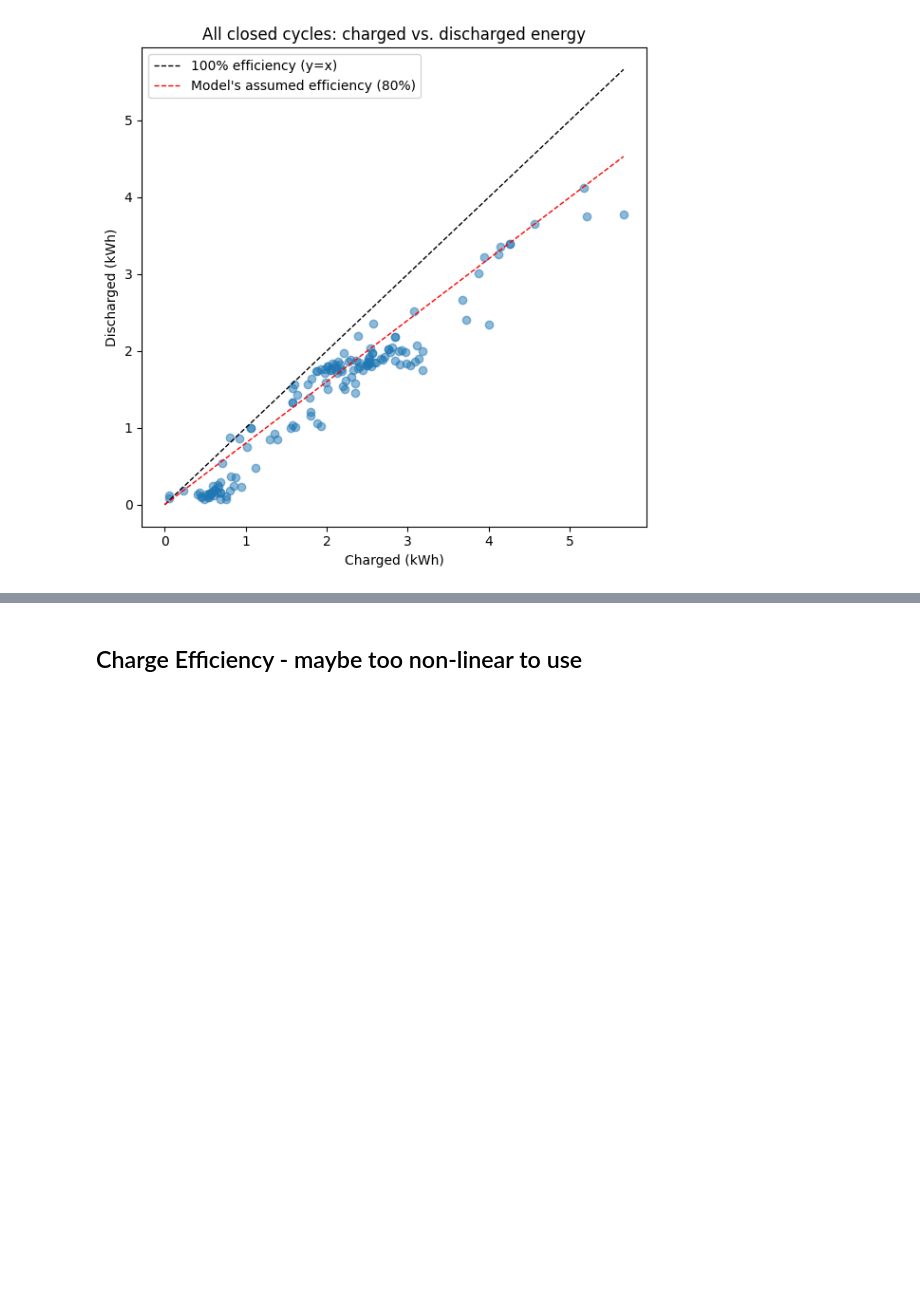
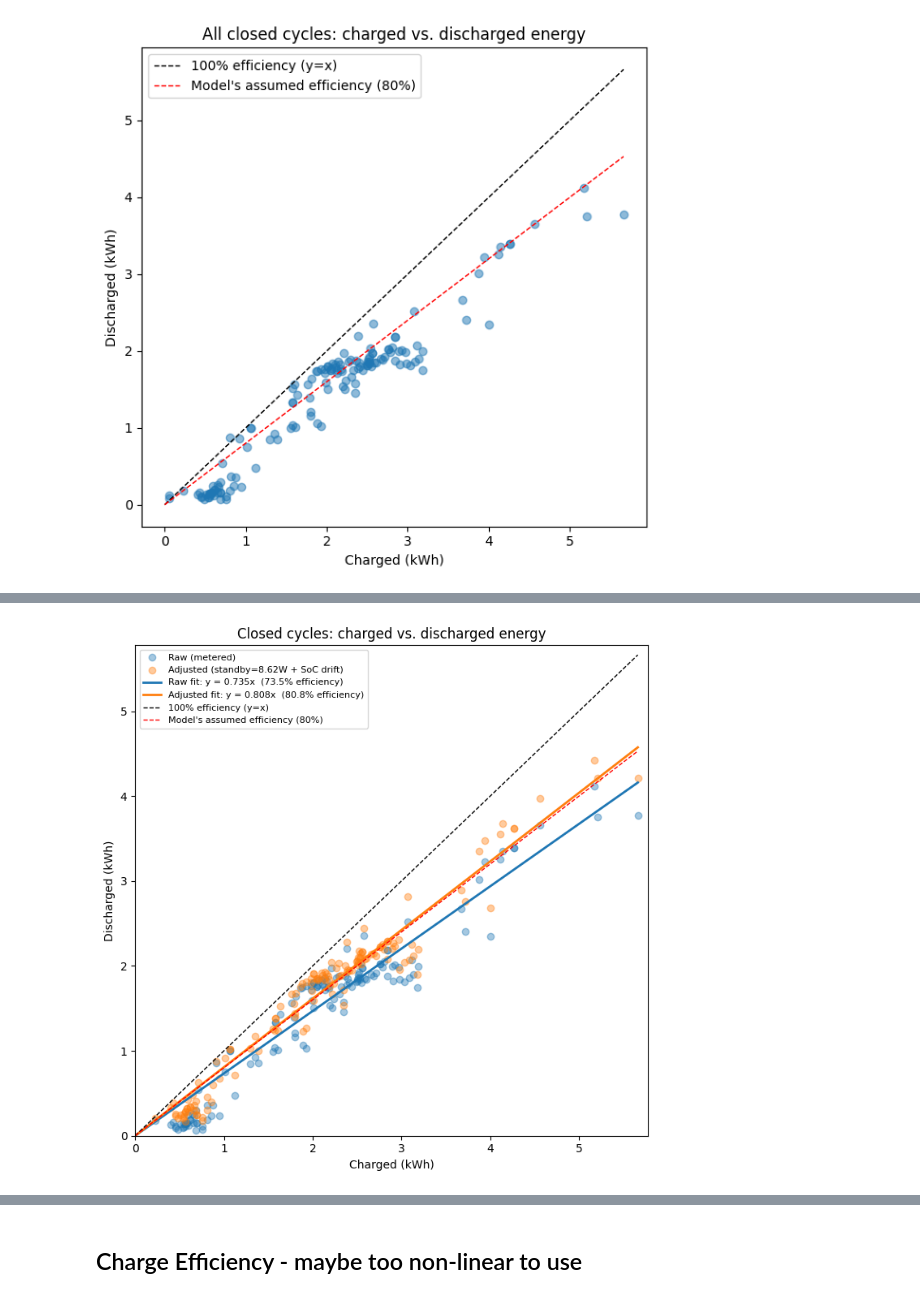
Before and after one commit to alexnathanson/TEA_AggregatedOffGridPVPowerStations, a Jupyter notebook: power_station_validation/customer_data_for_validation.ipynb, the cells around one changed output, grey strips where cells are left out. Saved outputs shown, nothing was run; the diff lists cells and outputs as text; code cells hidden in the pictures; blank space fills up the shorter version.

```diff
--- a/power_station_validation/customer_data_for_validation.ipynb
+++ b/power_station_validation/customer_data_for_validation.ipynb
@@ -883,0 +979,34 @@ plt.show()
+# %%
+df = valid_cycles_df.dropna(subset=['charged_kWh', 'discharged_kWh']).copy()
+
+x = df['charged_kWh']
+y_raw = df['discharged_kWh']
+y_adj = df['rt_efficiency_adj_mean'] * df['charged_kWh']  # discharged + standby + drift
+
+fig, ax = plt.subplots(figsize=(7, 7))
+ax.scatter(x, y_raw, alpha=0.4, color='tab:blue', label='Raw (metered)')
+ax.scatter(x, y_adj, alpha=0.4, color='tab:orange',
+           label=f'Adjusted (standby={median_standby_W}W + SoC drift)')
+
+max_val = max(x.max(), y_raw.max(), y_adj.max())
+x_line = np.array([0, max_val])
+
+for y, color, name in [(y_raw, 'tab:blue', 'Raw'), (y_adj, 'tab:orange', 'Adjusted')]:
+    # least-squares fit forced through the origin: y = slope * x
+    slope = (x * y).sum() / (x ** 2).sum()
+    ax.plot(x_line, slope * x_line, color=color, linewidth=2,
+            label=f'{name} fit: y = {slope:.3f}x  ({slope*100:.1f}% efficiency)')
+
+ax.plot(x_line, x_line, 'k--', linewidth=1, label='100% efficiency (y=x)')
+ax.plot(x_line, x_line * 0.80, 'r--', linewidth=1, label="Model's assumed efficiency (80%)")
+
+ax.set_xlabel('Charged (kWh)')
+ax.set_ylabel('Discharged (kWh)')
+ax.set_title('Closed cycles: charged vs. discharged energy')
+ax.set_xlim(0, max_val * 1.02)
+ax.set_ylim(0, max_val * 1.02)
+ax.legend(fontsize=8)
+plt.tight_layout()
+plt.show()
+# %% [output]
+[figure, added]
```
Also changed, not shown: parts of 8 cells of this notebook, 40 other files.
